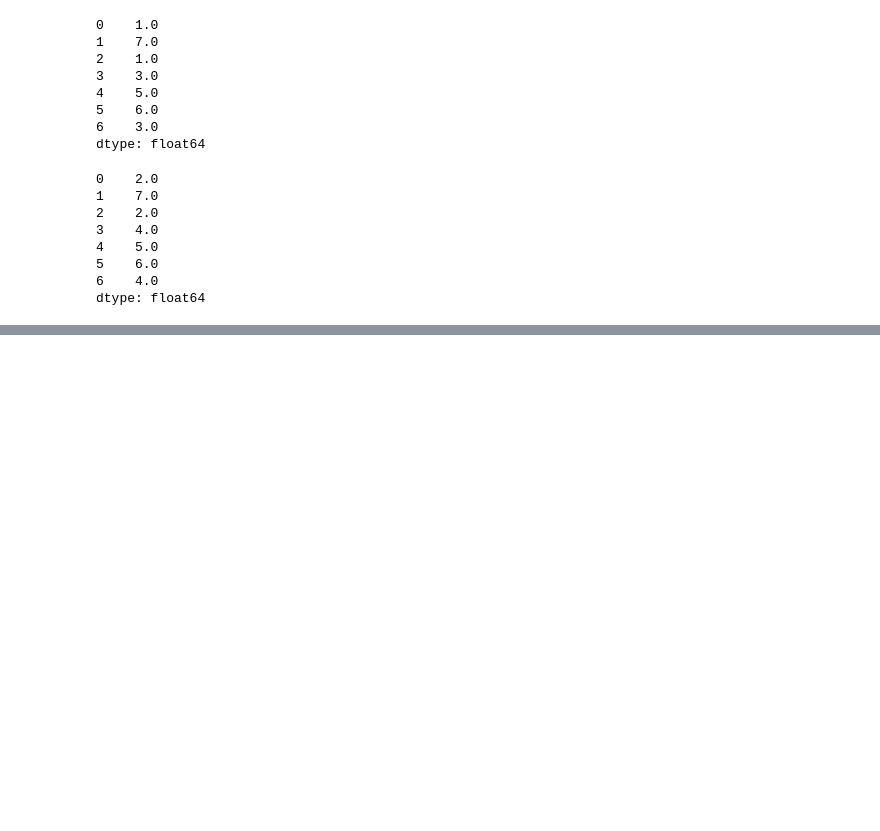
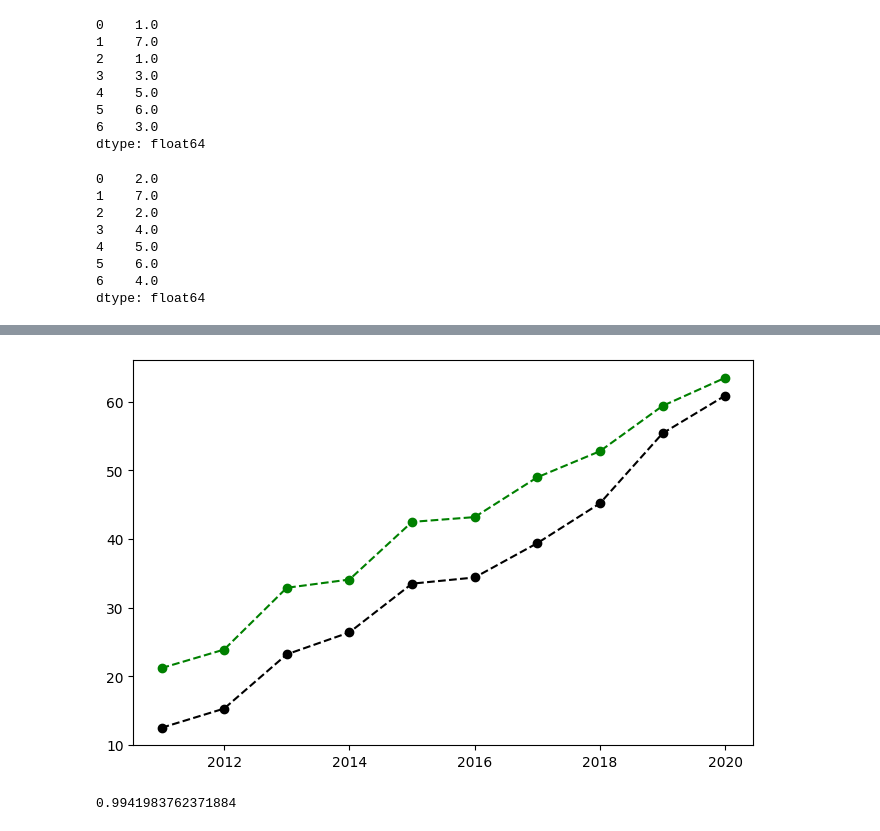
Before and after one commit to Oscar-Lee-20211298/__2024_07_29_AI_1_3_, a Jupyter notebook: lesson17.ipynb, the cells around one changed output, grey strips where cells are left out. Saved outputs shown, nothing was run; the diff lists cells and outputs as text; code cells hidden in the pictures; blank space fills up the shorter version.

```diff
--- a/lesson17.ipynb
+++ b/lesson17.ipynb
@@ -70,0 +178,4 @@ dtype: float64
+# %%
+data = {'年廣告費投入':[12.5, 15.3, 23.2, 26.4, 33.5, 34.4, 39.4, 45.2, 55.4, 60.9],
+            '月均銷售額':[21.2, 23.9, 32.9, 34.1, 42.5, 43.2, 49.0, 52.8, 59.4, 63.5]}
+data
@@ -70,0 +185,4 @@ dtype: float64
+# %%
+import pandas as pd
+df = pd.DataFrame(data,index=[2011,2012,2013,2014,2015,2016,2017,2018,2019,2020])
+df
@@ -70,0 +201,13 @@ dtype: float64
+# %%
+import matplotlib.pyplot as plt
+figure = plt.figure(figsize=(8,5))
+axes = figure.add_subplot(1,1,1)
+axes.plot(df.index,df['年廣告費投入'],'ko--')
+axes.plot(df.index,df['月均銷售額'],'go--')
+plt.show()
+# %% [output]
+[figure, added]
+# %%
+float(df['年廣告費投入'].corr(df['月均銷售額']))
+# %% [output]
+0.9941983762371884
```
Also changed, not shown: parts of 8 cells of this notebook, 1 other file.
